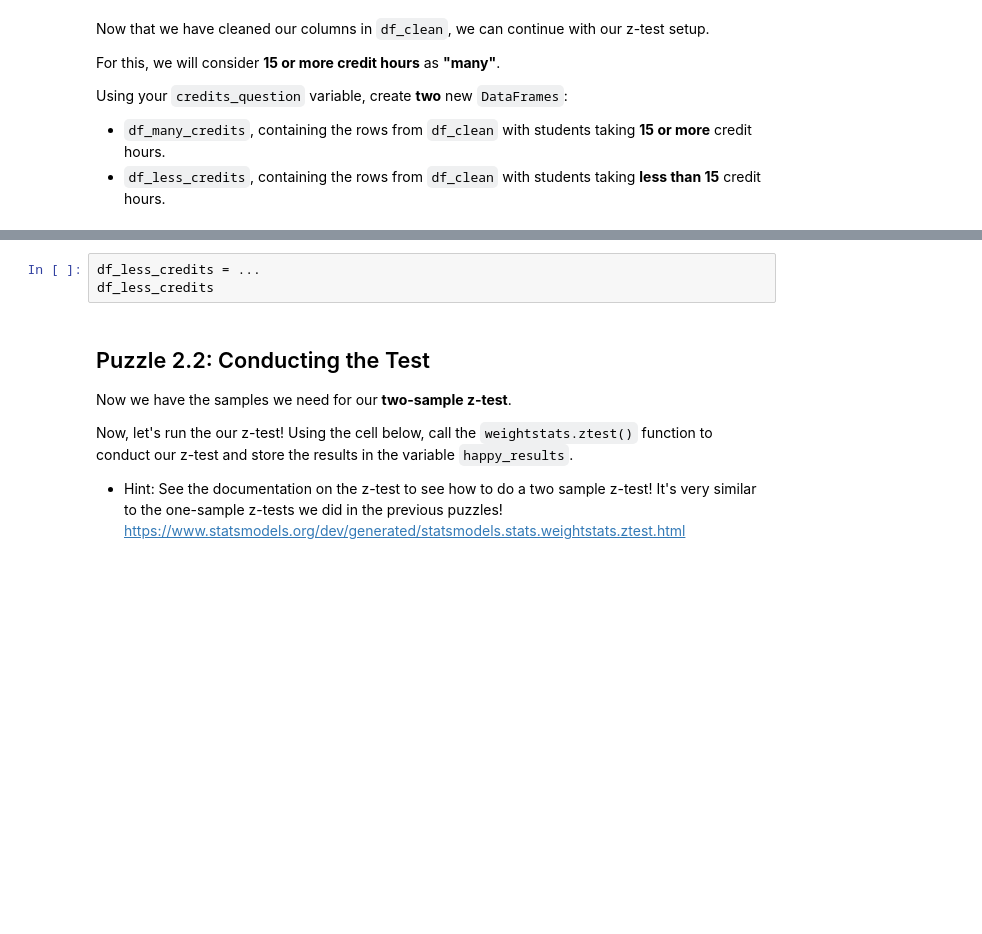
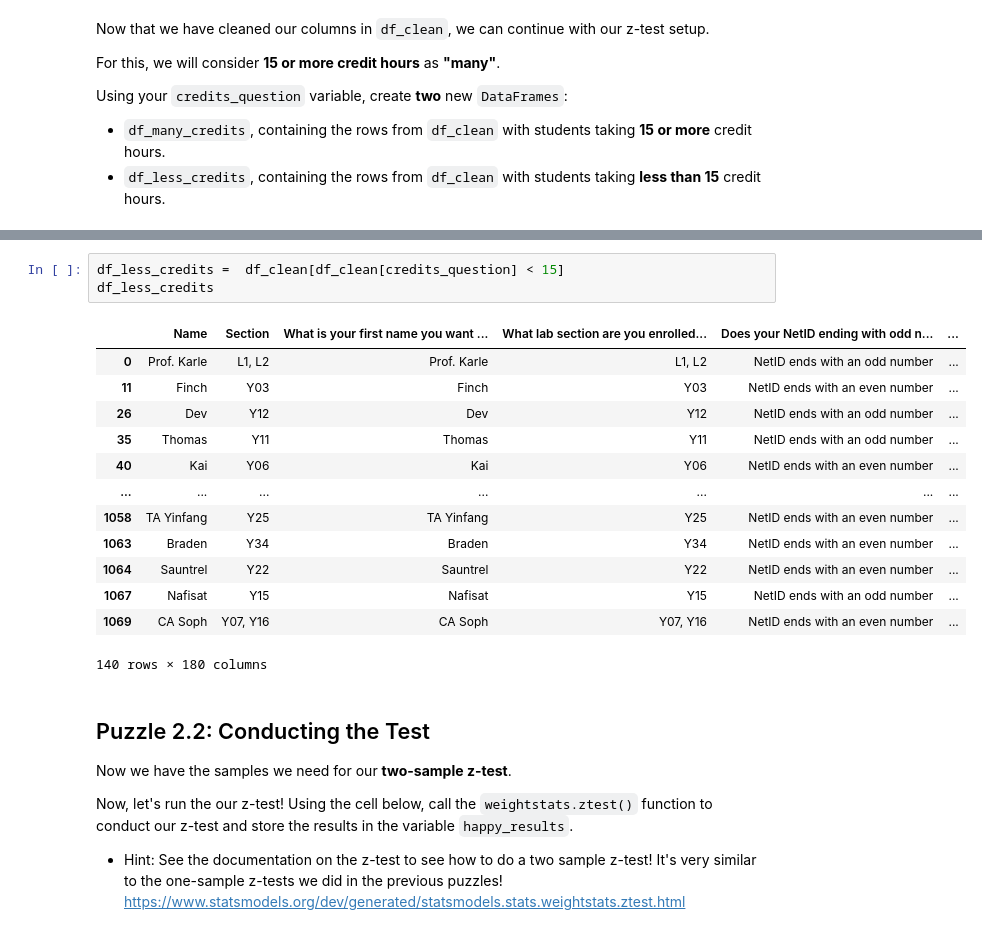
Before and after one commit to ryguy2k4/stat107, a Jupyter notebook: lab_hypothesis_tests/lab_hypothesis_tests.ipynb, the cells around one changed output, grey strips where cells are left out. Cells and saved outputs as stored; diff of their text form; blank space fills up the shorter version.

```diff
--- a/lab_hypothesis_tests/lab_hypothesis_tests.ipynb
+++ b/lab_hypothesis_tests/lab_hypothesis_tests.ipynb
@@ -368,6 +451,20 @@ df_many_credits
 # %%
-df_less_credits = ...
+df_less_credits =  df_clean[df_clean[credits_question] < 15]
 df_less_credits
+# %% [output]
+|  | Name | Section | What is your first name you want ... | What lab section are you enrolled... | Does your NetID ending with odd n... | ... |
+| 0 | Prof. Karle | L1, L2 | Prof. Karle | L1, L2 | NetID ends with an odd number | ... |
+| 11 | Finch | Y03 | Finch | Y03 | NetID ends with an even number | ... |
+| 26 | Dev | Y12 | Dev | Y12 | NetID ends with an odd number | ... |
+| 35 | Thomas | Y11 | Thomas | Y11 | NetID ends with an odd number | ... |
+| 40 | Kai | Y06 | Kai | Y06 | NetID ends with an even number | ... |
+| ... | ... | ... | ... | ... | ... | ... |
+| 1058 | TA Yinfang | Y25 | TA Yinfang | Y25 | NetID ends with an even number | ... |
+| 1063 | Braden | Y34 | Braden | Y34 | NetID ends with an even number | ... |
+| 1064 | Sauntrel | Y22 | Sauntrel | Y22 | NetID ends with an even number | ... |
+| 1067 | Nafisat | Y15 | Nafisat | Y15 | NetID ends with an odd number | ... |
+| 1069 | CA Soph | Y07, Y16 | CA Soph | Y07, Y16 | NetID ends with an even number | ... |
+140 rows × 180 columns
 # %% [markdown]
 ## Puzzle 2.2: Conducting the Test
 Now we have the samples we need for our **two-sample z-test**.
```
Also changed, not shown: parts of 42 cells of this notebook.
